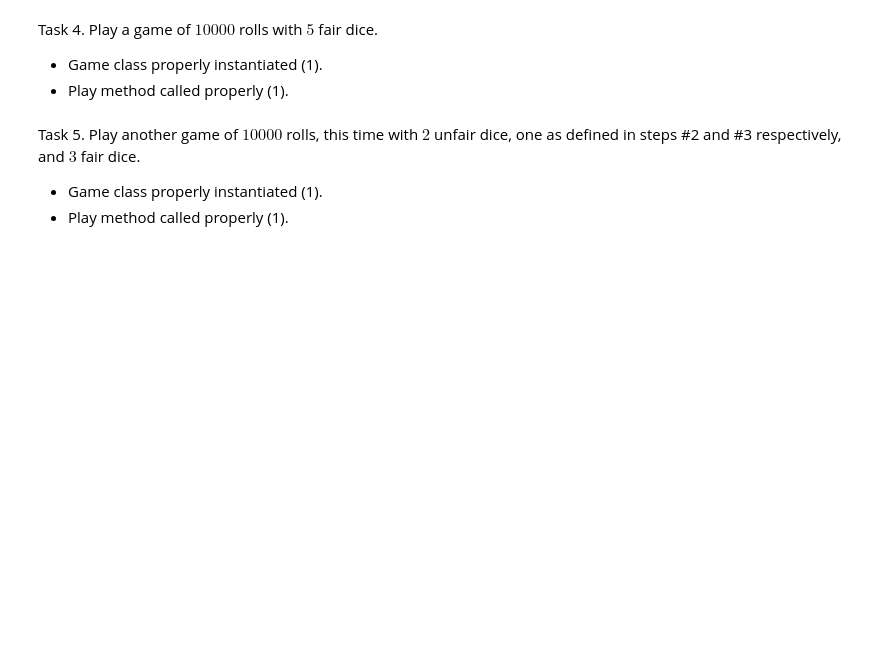
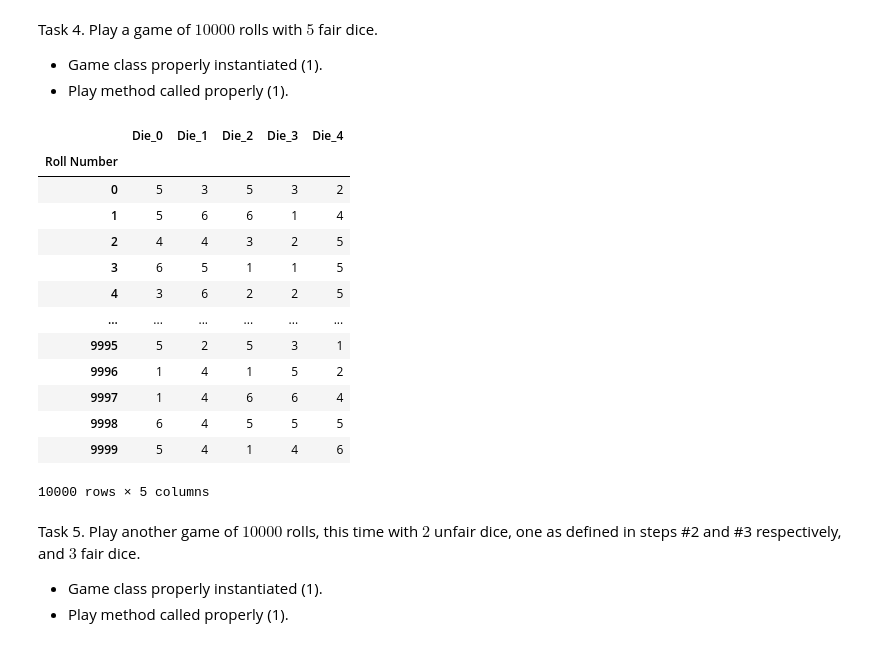
Before and after one commit to courtneyhodge/ds5100-finalproject-yss2zv, a Jupyter notebook: final_project_files/DS51200_FinalProjectTemplate.ipynb, the cells around one changed output. Cells and saved outputs as stored; diff of their text form; code cells hidden in the pictures; blank space fills up the shorter version.

```diff
--- a/final_project_files/DS51200_FinalProjectTemplate.ipynb
+++ b/final_project_files/DS51200_FinalProjectTemplate.ipynb
@@ -1027,6 +1029,11 @@ plt.ylabel('Relative Frequency');
 Task 1. Create three dice, each with six sides having the faces 1 through 6.
 
 - Three die objects created (1).
+# %%
+array = np.array([1, 2, 3, 4, 5, 6])
+A_die = Die(array)
+B_die = Die(array)
+C_die = Die(array)
 # %% [markdown]
 Task 2. Convert one of the dice to an unfair one by weighting the face $6$ five times more than the other weights (i.e. it has weight of 5 and the others a weight of 1 each).
 
@@ -1040,6 +1069,25 @@ Task 4. Play a game of $10000$ rolls with $5$ fair dice.
 
 - Game class properly instantiated (1).
 - Play method called properly (1).
+# %%
+C_game = Game([C_die for _ in range(5)])
+C_game.play(10000)
+C_game.show_results()
+# %% [output]
+|  | Die_0 | Die_1 | Die_2 | Die_3 | Die_4 |
+| Roll Number |  |  |  |  |  |
+| 0 | 5 | 3 | 5 | 3 | 2 |
+| 1 | 5 | 6 | 6 | 1 | 4 |
+| 2 | 4 | 4 | 3 | 2 | 5 |
+| 3 | 6 | 5 | 1 | 1 | 5 |
+| 4 | 3 | 6 | 2 | 2 | 5 |
+| ... | ... | ... | ... | ... | ... |
+| 9995 | 5 | 2 | 5 | 3 | 1 |
+| 9996 | 1 | 4 | 1 | 5 | 2 |
+| 9997 | 1 | 4 | 6 | 6 | 4 |
+| 9998 | 6 | 4 | 5 | 5 | 5 |
+| 9999 | 5 | 4 | 1 | 4 | 6 |
+10000 rows × 5 columns
 # %% [markdown]
 Task 5. Play another game of $10000$ rolls, this time with $2$ unfair dice, one as defined in steps #2 and #3 respectively, and $3$ fair dice.
 
```
Also changed, not shown: parts of 16 cells of this notebook, 2 other files.
